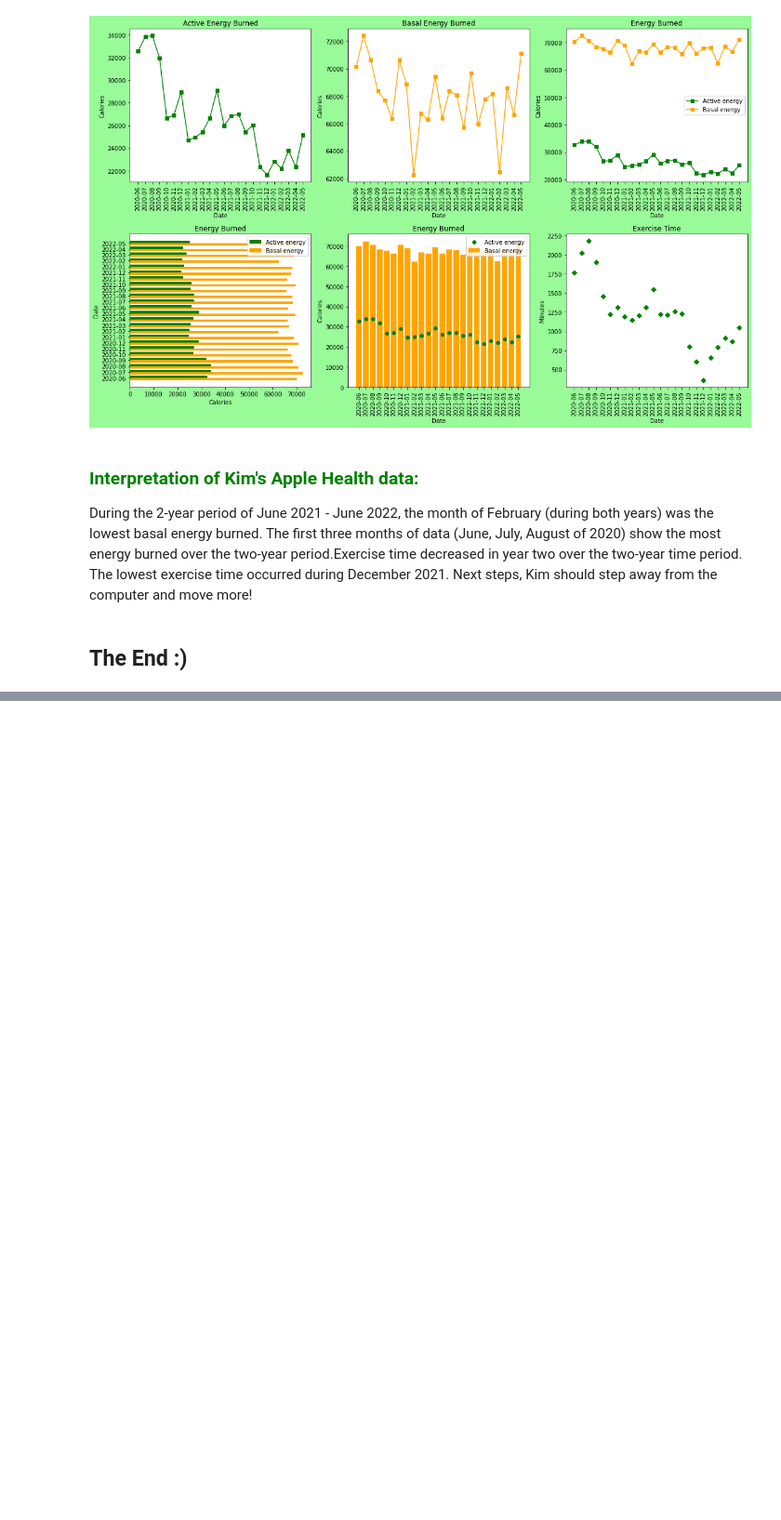
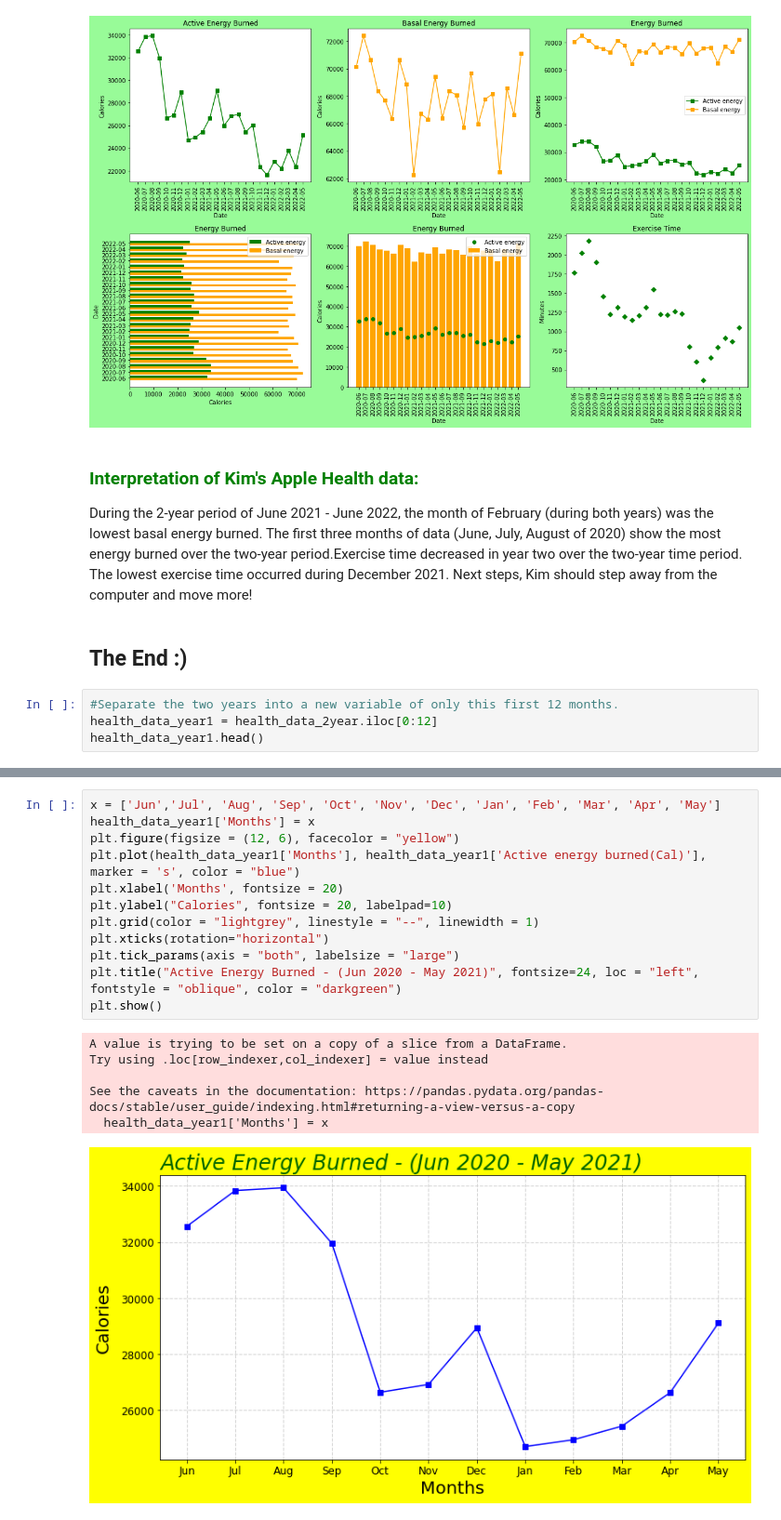
Before and after one commit to KimBug29/AppleDataKW, a Jupyter notebook: HealthData.ipynb, the cells around one changed output, grey strips where cells are left out. Shown at 93% size. Drawn from its saved outputs; the diff is of its cells as text; blank space fills up the shorter version.

Commit message:
Changes to add month info

```diff
--- a/HealthData.ipynb
+++ b/HealthData.ipynb
@@ -381,3 +380,7 @@ plt.show()
 During the 2-year period of June 2021 - June 2022, the month of February (during both years) was the lowest basal energy burned. The first three months of data (June, July, August of 2020) show the most energy burned over the two-year period.Exercise time decreased in year two over the two-year time period. The lowest exercise time occurred during December 2021. Next steps, Kim should step away from the computer and move more!
 # %% [markdown]
 ## The End :)
+# %%
+#Separate the two years into a new variable of only this first 12 months.
+health_data_year1 = health_data_2year.iloc[0:12]
+health_data_year1.head()
@@ -383,0 +405,19 @@ During the 2-year period of June 2021 - June 2022, the month of February (during
+# %%
+x = ['Jun','Jul', 'Aug', 'Sep', 'Oct', 'Nov', 'Dec', 'Jan', 'Feb', 'Mar', 'Apr', 'May']
+health_data_year1['Months'] = x
+plt.figure(figsize = (12, 6), facecolor = "yellow")
+plt.plot(health_data_year1['Months'], health_data_year1['Active energy burned(Cal)'], marker = 's', color = "blue")
+plt.xlabel('Months', fontsize = 20)
+plt.ylabel("Calories", fontsize = 20, labelpad=10)
+plt.grid(color = "lightgrey", linestyle = "--", linewidth = 1)
+plt.xticks(rotation="horizontal")
+plt.tick_params(axis = "both", labelsize = "large")
+plt.title("Active Energy Burned - (Jun 2020 - May 2021)", fontsize=24, loc = "left", fontstyle = "oblique", color = "darkgreen")
+plt.show()
+# %% [output]
+A value is trying to be set on a copy of a slice from a DataFrame.
+Try using .loc[row_indexer,col_indexer] = value instead
+
+See the caveats in the documentation: https://pandas.pydata.org/pandas-docs/stable/user_guide/indexing.html#returning-a-view-versus-a-copy
+  health_data_year1['Months'] = x
+[figure, added]
```
Also changed, not shown: parts of 7 cells of this notebook.
